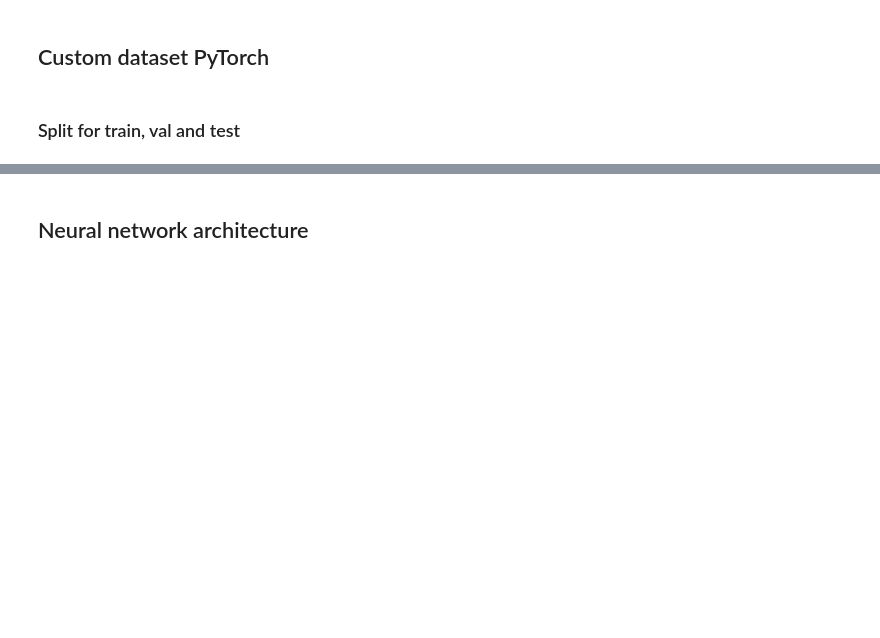
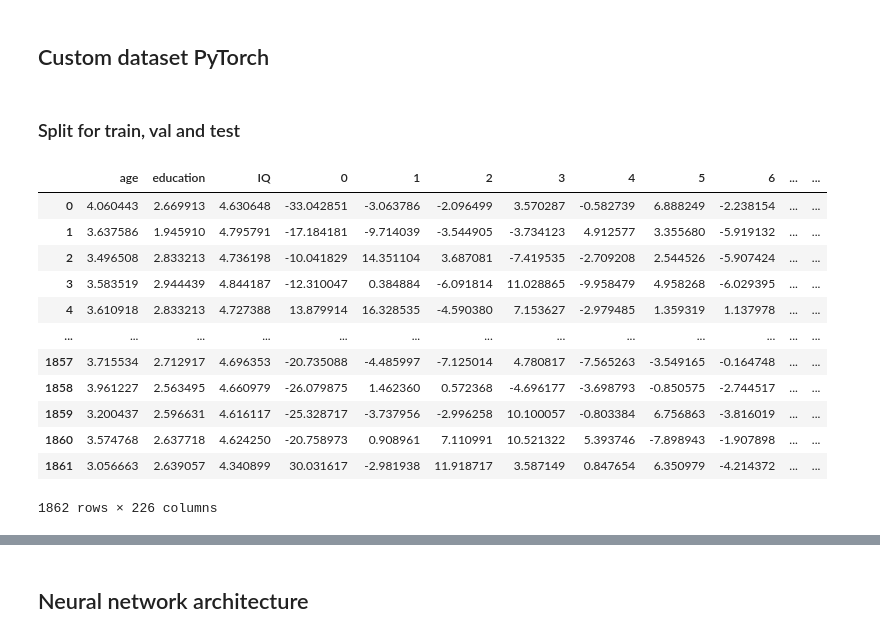
Before and after one commit to matt-balda/.tcc.eeg-signals-neuropsychiatric, a Jupyter notebook: neural-network-dl.ipynb, the cells around one changed output, grey strips where cells are left out. Drawn from its saved outputs; the diff is of its cells as text; code cells hidden in the pictures; blank space fills up the shorter version.

```diff
--- a/neural-network-dl.ipynb
+++ b/neural-network-dl.ipynb
@@ -400,6 +439,24 @@ def prepare_datasets(X, y, train_ratio=train_ratio, val_ratio=val_ratio, batch_s
         },
         'X_scaled': X_scaled
     }
+# %%
+X_pca_99_quanti = pd.concat([X_2, pd.DataFrame(X_pca_99)], axis=1)
+X_pca_99_quanti.columns = X_pca_99_quanti.columns.astype(str)
+X_pca_99_quanti
+# %% [output]
+|  | age | education | IQ | 0 | 1 | 2 | 3 | 4 | 5 | 6 | ... | ... |
+| 0 | 4.060443 | 2.669913 | 4.630648 | -33.042851 | -3.063786 | -2.096499 | 3.570287 | -0.582739 | 6.888249 | -2.238154 | ... | ... |
+| 1 | 3.637586 | 1.945910 | 4.795791 | -17.184181 | -9.714039 | -3.544905 | -3.734123 | 4.912577 | 3.355680 | -5.919132 | ... | ... |
+| 2 | 3.496508 | 2.833213 | 4.736198 | -10.041829 | 14.351104 | 3.687081 | -7.419535 | -2.709208 | 2.544526 | -5.907424 | ... | ... |
+| 3 | 3.583519 | 2.944439 | 4.844187 | -12.310047 | 0.384884 | -6.091814 | 11.028865 | -9.958479 | 4.958268 | -6.029395 | ... | ... |
+| 4 | 3.610918 | 2.833213 | 4.727388 | 13.879914 | 16.328535 | -4.590380 | 7.153627 | -2.979485 | 1.359319 | 1.137978 | ... | ... |
+| ... | ... | ... | ... | ... | ... | ... | ... | ... | ... | ... | ... | ... |
+| 1857 | 3.715534 | 2.712917 | 4.696353 | -20.735088 | -4.485997 | -7.125014 | 4.780817 | -7.565263 | -3.549165 | -0.164748 | ... | ... |
+| 1858 | 3.961227 | 2.563495 | 4.660979 | -26.079875 | 1.462360 | 0.572368 | -4.696177 | -3.698793 | -0.850575 | -2.744517 | ... | ... |
+| 1859 | 3.200437 | 2.596631 | 4.616117 | -25.328717 | -3.737956 | -2.996258 | 10.100057 | -0.803384 | 6.756863 | -3.816019 | ... | ... |
+| 1860 | 3.574768 | 2.637718 | 4.624250 | -20.758973 | 0.908961 | 7.110991 | 10.521322 | 5.393746 | -7.898943 | -1.907898 | ... | ... |
+| 1861 | 3.056663 | 2.639057 | 4.340899 | 30.031617 | -2.981938 | 11.918717 | 3.587149 | 0.847654 | 6.350979 | -4.214372 | ... | ... |
+1862 rows × 226 columns
 # %%
 # X_top_resampled, y_top_resampled
 # X_2_top_resampled, y_2_top_resampled
```
Also changed, not shown: parts of 45 cells of this notebook.
